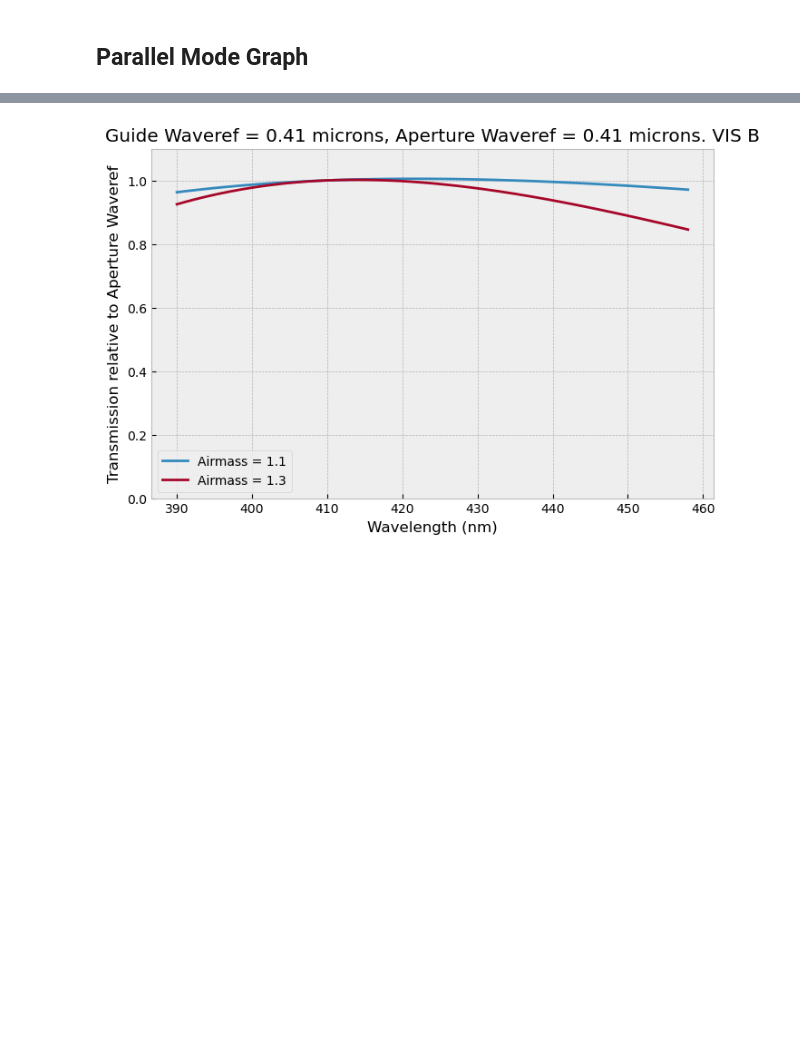
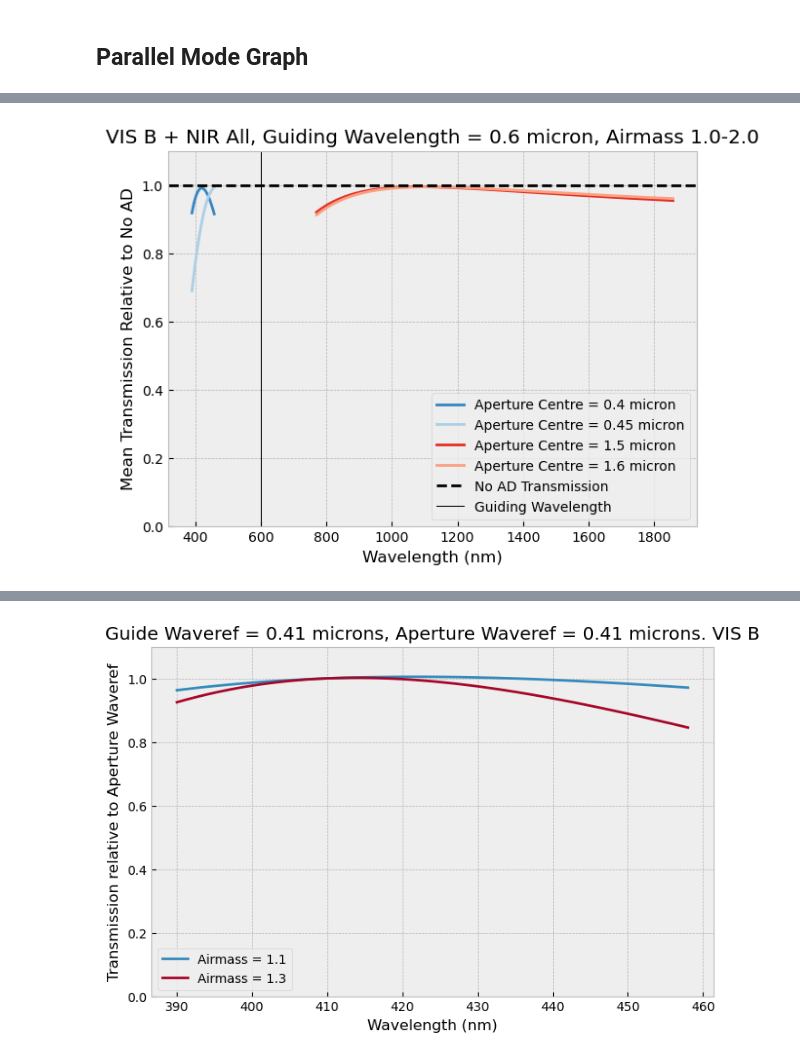
Before and after one commit to JamianStephan/MOSAIC-AD-Analysis, a Jupyter notebook: Main-Version/Integration Graphs.ipynb, the cells around one changed output, grey strips where cells are left out. Drawn from its saved outputs; the diff is of its cells as text; code cells hidden in the pictures; blank space fills up the shorter version.

Commit message:
Integ graphs changes

```diff
--- a/Main-Version/Integration Graphs.ipynb
+++ b/Main-Version/Integration Graphs.ipynb
@@ -128,7 +128,7 @@ plot_integ_trans(fibres,guide,analysis,method="numerical moffat",normalise="no A
 [figure]
 # %%
 analysis=AD_analysis()
-analysis.load_wave('LR','NIR','IY','H',sampling=1 * u.nm)
+analysis.load_wave('LR','NIR','IY','H')
 analysis.output_parameters['airmasses']=np.linspace(1.1,1.3,21)
 fibres=np.around(np.linspace(min(analysis.output_parameters['wave_wavelengths']).to(u.micron).value,max(analysis.output_parameters['wave_wavelengths']).to(u.micron).value,5)*u.micron,3)
 guide=1.6 * u.micron
@@ -462,0 +216,11 @@ Movement of NIR Fibre Centre from Start to End = 0.1285617407718308 arcsec
+# %%
+HA=np.linspace(1,2,21)
+ZA=atm_diff.HA_2_ZA(HA,0*u.deg)
+airmasses=atm_diff.zenith_dist_to_airmass(ZA)
+
+analysis=AD_analysis()
+analysis.output_parameters['airmasses']=airmasses
+analysis.output_parameters['HA_range']=HA
+plot_integ_trans_parallel([0.4]*u.micron,[1.5]*u.micron,["LR","VIS","B","B"],["LR","NIR","IY","H"],.6*u.micron,analysis,normalise="no AD")
+# %% [output]
+[figure, added]
```
Also changed, not shown: parts of 6 cells of this notebook.
